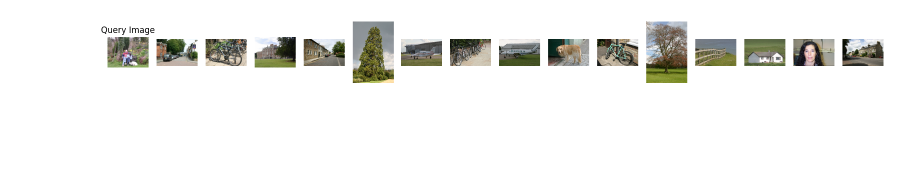
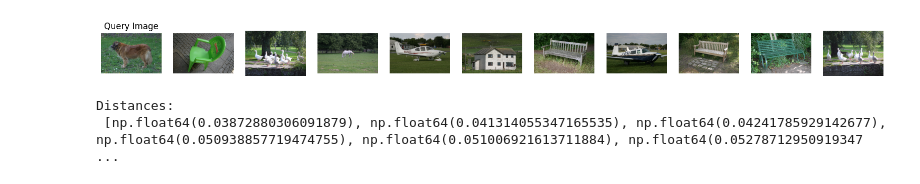
Before and after one commit to frankcholula/cvprlab, a Jupyter notebook: cvprlab_python/lab3/l3_visual_search.ipynb, the cells around one changed output. Saved outputs shown, nothing was run; the diff lists cells and outputs as text; code cells hidden in the pictures; blank space fills up the shorter version.

Commit message:
use random ones.

```diff
--- a/cvprlab_python/lab3/l3_visual_search.ipynb
+++ b/cvprlab_python/lab3/l3_visual_search.ipynb
@@ -65,10 +61,8 @@ def compute_distance(query_img: str, img_desc_dict: Dict[str, np.ndarray], metri
 
     dst.sort(key=lambda x: x[0])
     return dst
-
-distances = compute_distance("MSRC_ObjCategImageDatabase_v2/Images/16_22_s.bmp", img2descriptors)
 # %%
-def retrieve_similar_images(query_img: str, img_desc_dict: Dict[str, np.ndarray], number: int = 15) -> list:
+def retrieve_similar_images(query_img: str, img_desc_dict: Dict[str, np.ndarray], number: int = 10) -> list:
     # Compute distances
     distances = compute_distance(query_img, img_desc_dict)
 
@@ -83,7 +77,7 @@ def retrieve_similar_images(query_img: str, img_desc_dict: Dict[str, np.ndarray]
 
 def display_images(query_img: str, top_similar_images: list, number: int):
     fig, axes = plt.subplots(1, number + 1, figsize=(20, 5))
-
+    distances = []
     # Display the query image
     query_img_data = cv2.imread(query_img)
     query_img_data = cv2.cvtColor(query_img_data, cv2.COLOR_BGR2RGB)
@@ -96,11 +90,18 @@ def display_images(query_img: str, top_similar_images: list, number: int):
         img = cv2.imread(img_path)
         img = cv2.cvtColor(img, cv2.COLOR_BGR2RGB)
         ax.imshow(img)
-        # ax.set_title(f'Distance: {distance:.2f}'s)
         ax.axis('off')
-
+        distances.append(distance)
     plt.show()
+    print("Distances: \n", distances)
-# %%
-similar_images = retrieve_similar_images('MSRC_ObjCategImageDatabase_v2/Images/16_22_s.bmp', img2descriptors, number=15)
-# %% [output]
-[figure, removed]
+# %%
+create_descriptor_dir(OUT_FOLDER, OUT_SUBFOLDER)
+extract_descriptors(DATASET_FOLDER, os.path.join(DESCRIPTOR_FOLDER, DESCRIPTOR_SUBFOLDER))
+img2descriptors = get_image_descriptor_mapping()
+random_image = random.choice(list(img2descriptors.keys()))
+distances = compute_distance(random_image, img2descriptors)
+similar_images = retrieve_similar_images(random_image, img2descriptors)
+# %% [output]
+[figure, added]
+Distances:
+ [np.float64(0.03872880306091879), np.float64(0.041314055347165535), np.float64(0.04241785929142677), np.float64(0.050938857719474755), np.float64(0.051006921613711884), np.float64(0.05278712950919347 ...
```
Also changed, not shown: parts of 3 cells of this notebook.
